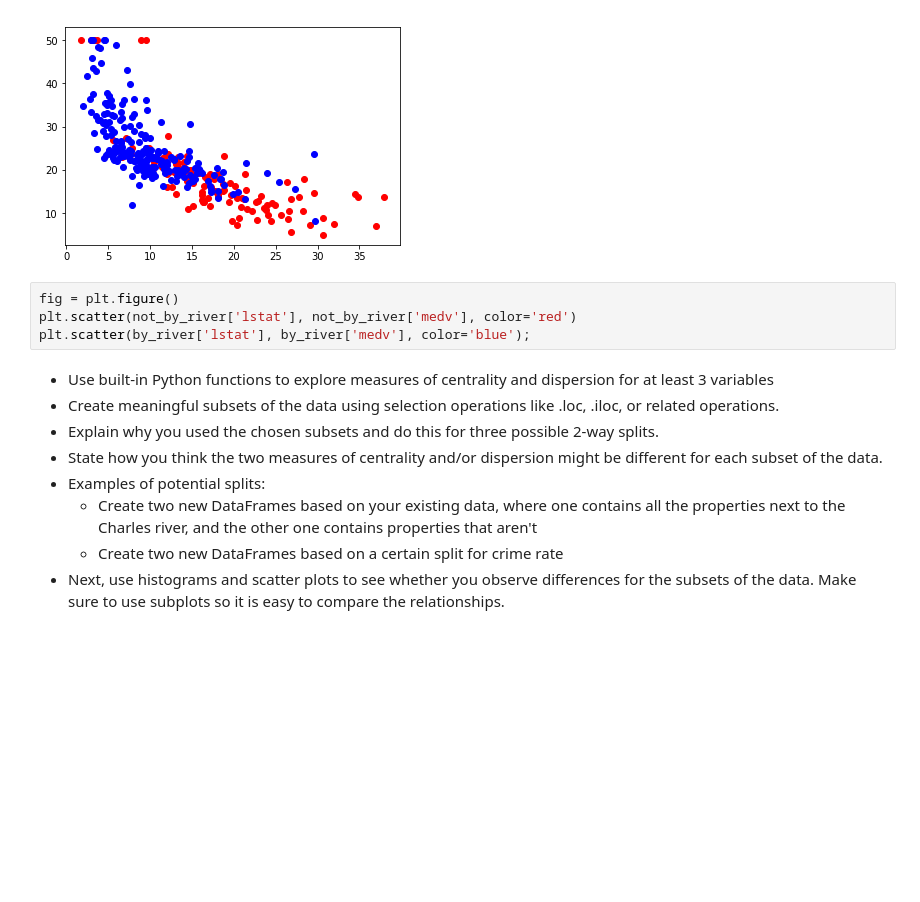
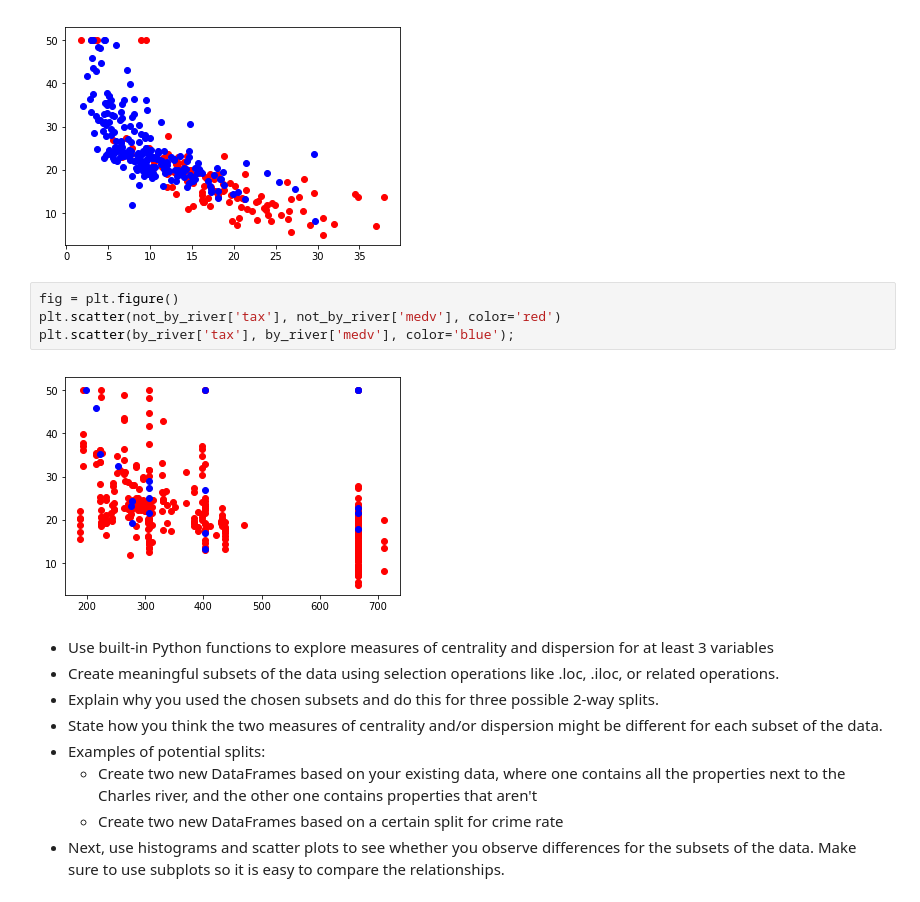
Before and after one commit to kathrinv/dsc-project-eda-with-pandas-nyc-ds-082619, a Jupyter notebook: index.ipynb, the cells around one changed output. Cells and saved outputs as stored; diff of their text form; blank space fills up the shorter version.

```diff
--- a/index.ipynb
+++ b/index.ipynb
@@ -143,8 +143,10 @@ plt.scatter(low_crime_area['lstat'], low_crime_area['medv'], color='blue');
 [figure]
 # %%
 fig = plt.figure()
-plt.scatter(not_by_river['lstat'], not_by_river['medv'], color='red')
-plt.scatter(by_river['lstat'], by_river['medv'], color='blue');
+plt.scatter(not_by_river['tax'], not_by_river['medv'], color='red')
+plt.scatter(by_river['tax'], by_river['medv'], color='blue');
+# %% [output]
+[figure, added]
 # %% [markdown]
 - Use built-in Python functions to explore measures of centrality and dispersion for at least 3 variables
 - Create meaningful subsets of the data using selection operations like .loc, .iloc, or related operations.
```
